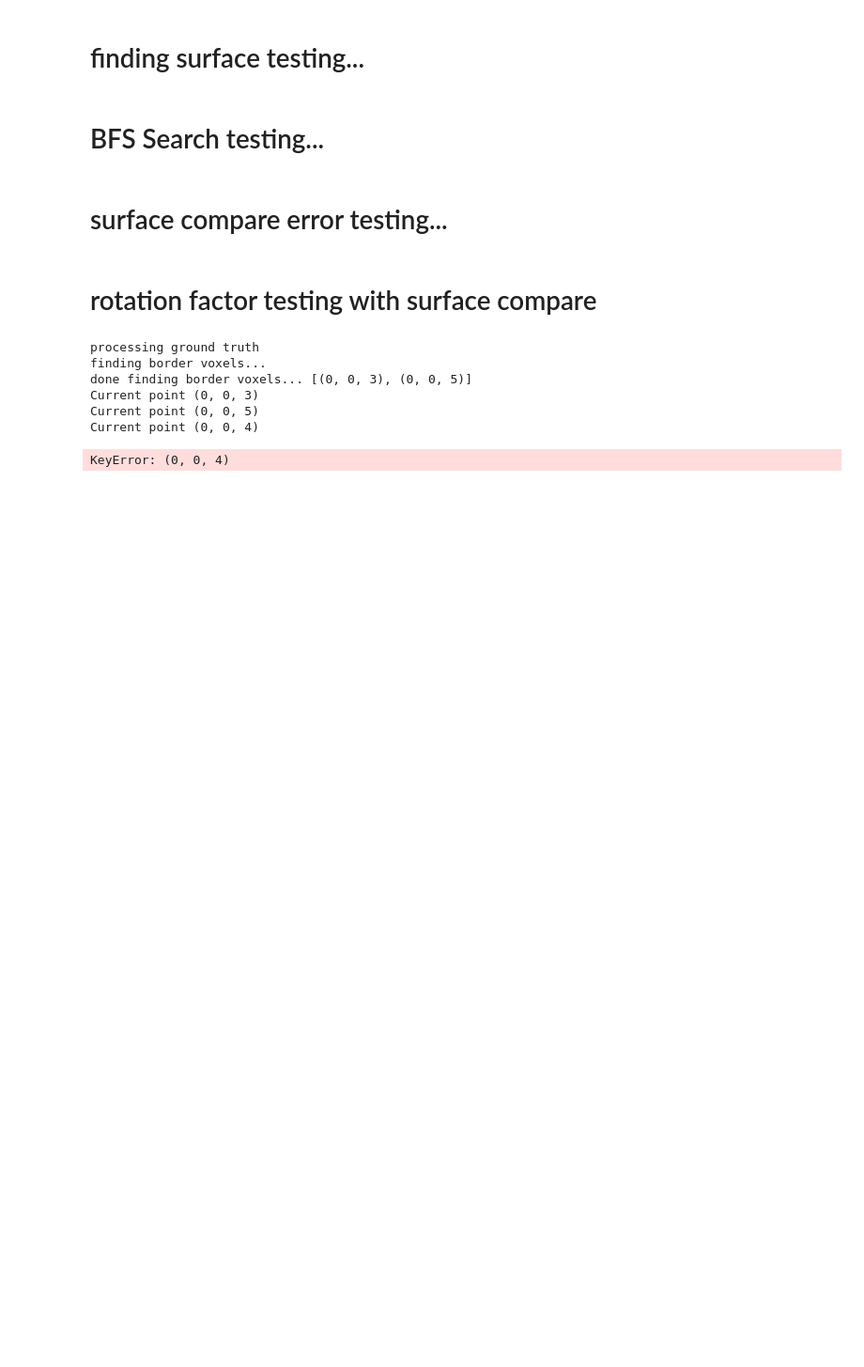
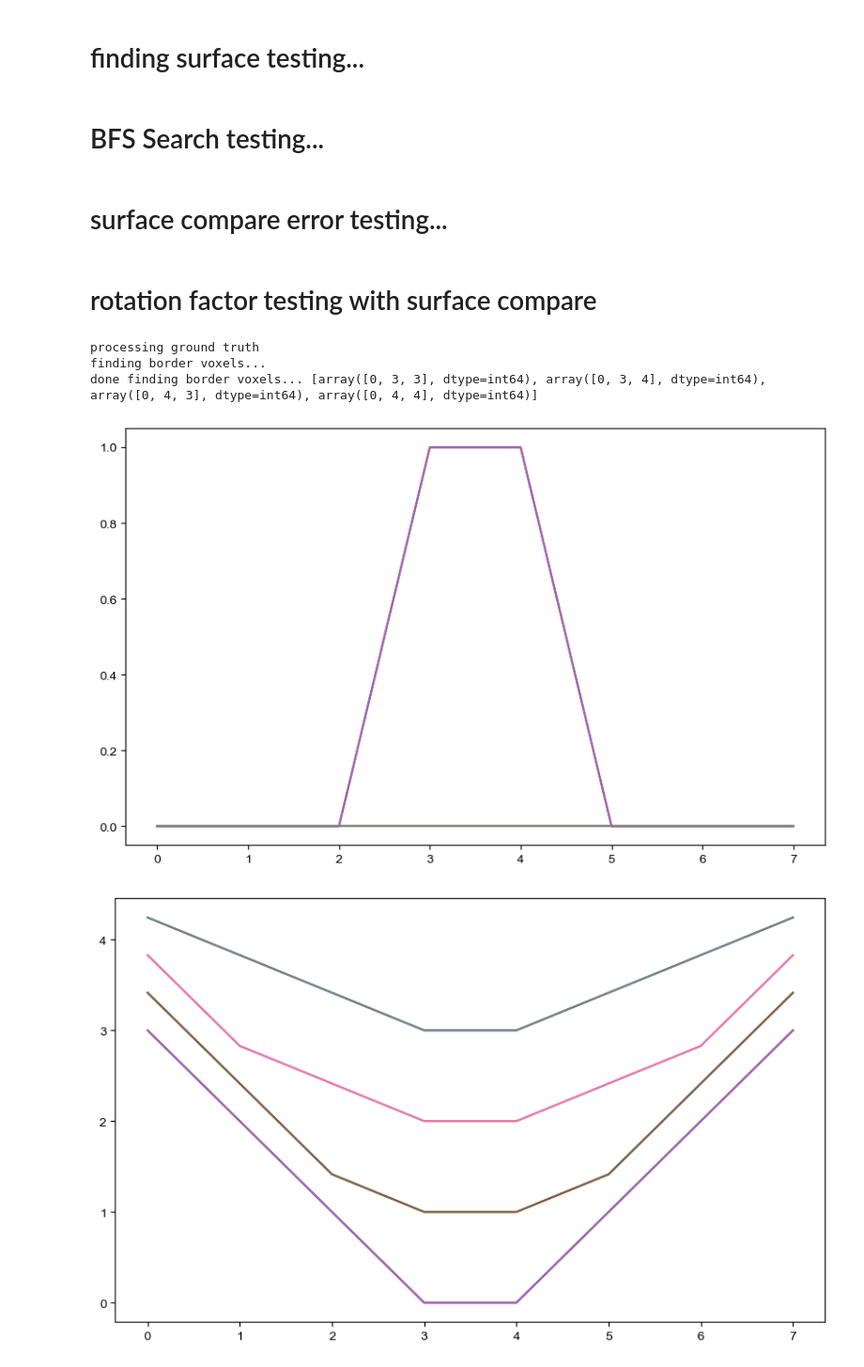
Before and after one commit to Clamepending/deepCAL, a Jupyter notebook: debug_deepcallib_rotations.ipynb, the cells around one changed output. Shown: that part at 94% size. Drawn from its saved outputs; the diff is of its cells as text; code cells hidden in the pictures; blank space fills up the shorter version.

Commit message:
bwdist done

```diff
--- a/debug_deepcallib_rotations.ipynb
+++ b/debug_deepcallib_rotations.ipynb
@@ -370,28 +370,38 @@ Now we compare to all 1s
 # print(random1)
 # print(random2)
 # %%
+import matplotlib.pyplot as plt
 point = np.array([[
                 [0, 0, 0, 0, 0, 0, 0, 0],
                 [0, 0, 0, 0, 0, 0, 0, 0],
                 [0, 0, 0, 0, 0, 0, 0, 0],
                 [0, 0, 0, 1, 1, 0, 0, 0],
                 [0, 0, 0, 1, 1, 0, 0, 0],
                 [0, 0, 0, 0, 0, 0, 0, 0],
                 [0, 0, 0, 0, 0, 0, 0, 0],
                 [0, 0, 0, 0, 0, 0, 0, 0]
                   ]])
 
+sol = deepcallib.bwdist(point, 1)[0]
 
 
+plt.figure(figsize=(10, 6))
+plt.plot(point[0])
+
+plt.show()
 
 
+plt.figure(figsize=(10, 6))
+plt.plot(sol)
 
-print(deepcallib.bwdist(point, 0))
+plt.show()
+
+plt.imshow(sol)
+plt.axis('off')  # Turn off axis labels and ticks
+plt.show()
 # %% [output]
 processing ground truth
 finding border voxels...
-done finding border voxels... [(0, 0, 3), (0, 0, 5)]
-Current point (0, 0, 3)
-Current point (0, 0, 5)
-Current point (0, 0, 4)
+done finding border voxels... [array([0, 3, 3], dtype=int64), array([0, 3, 4], dtype=int64), array([0, 4, 3], dtype=int64), array([0, 4, 4], dtype=int64)]
-KeyError: (0, 0, 4)
+[figure, added]
+[figure, added]
```
Also changed, not shown: parts of 2 cells of this notebook.
